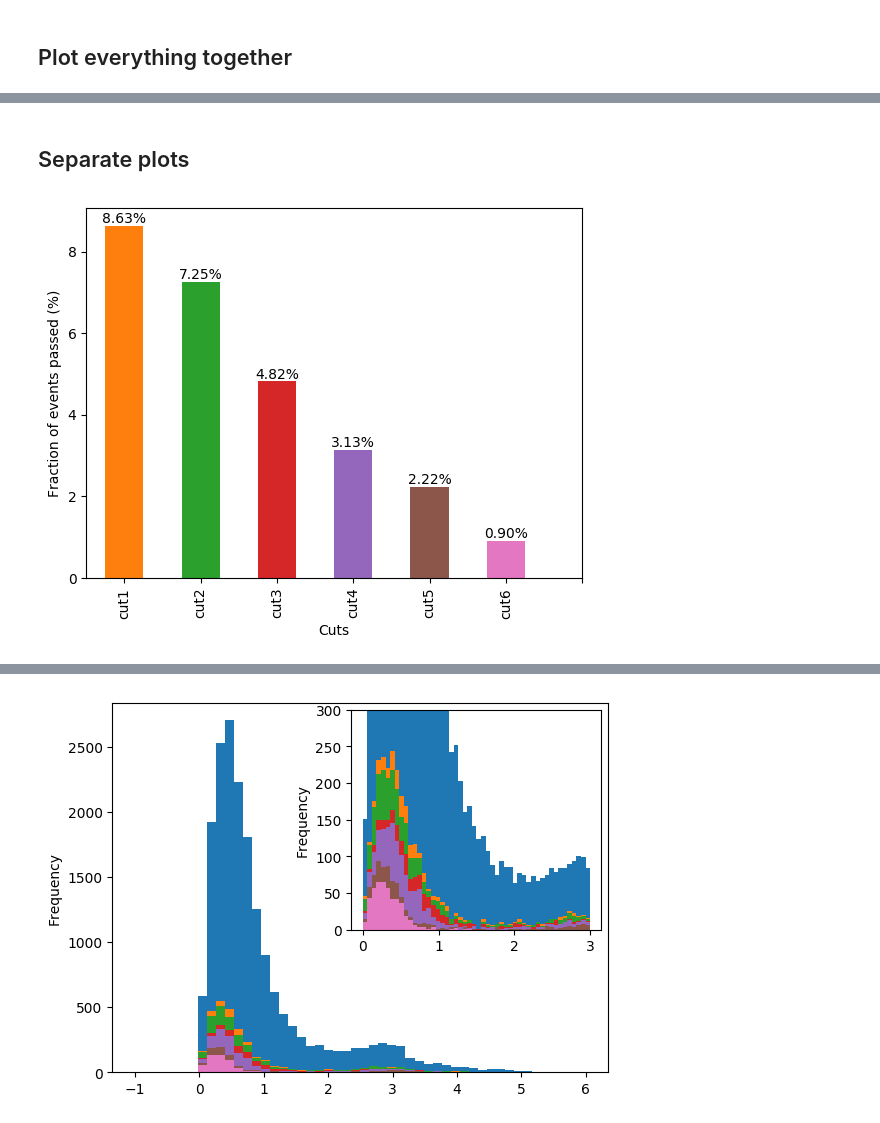
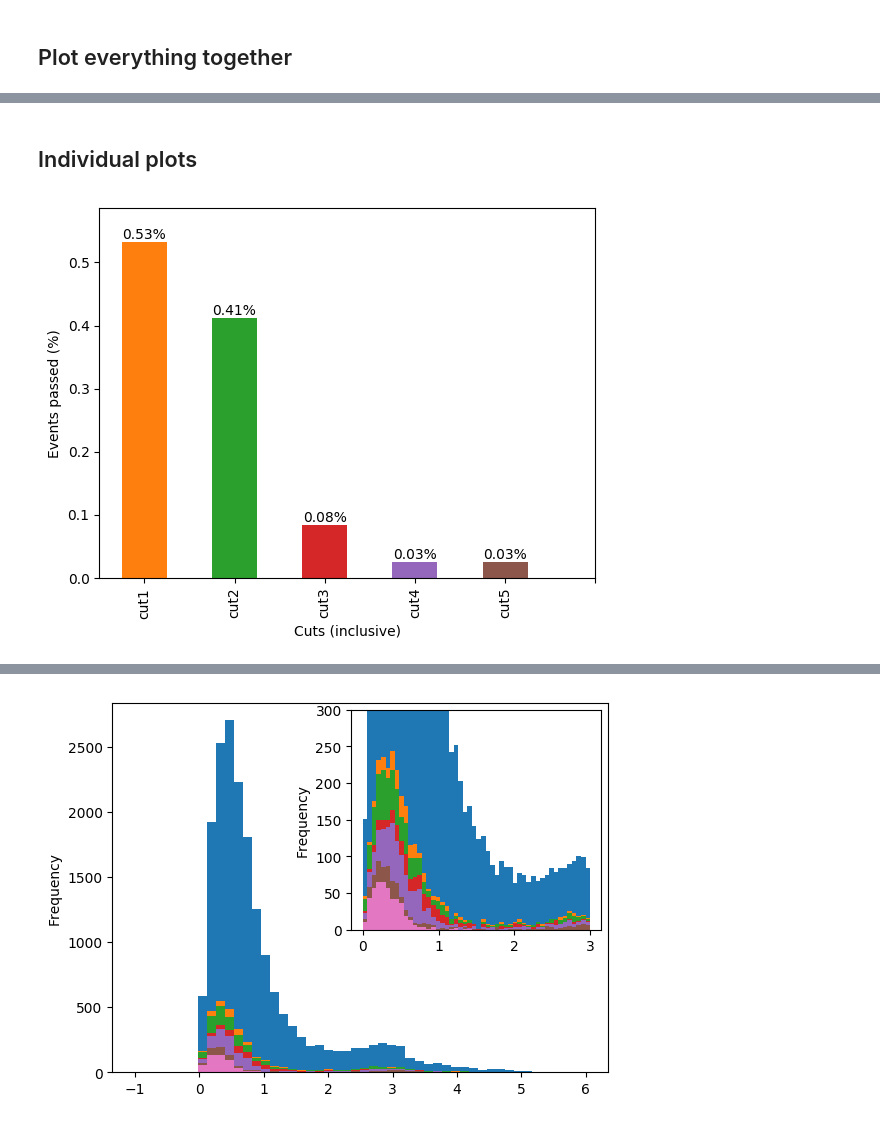
Before and after one commit to afrankenthal/iDM-analysis-plotting, a Jupyter notebook: SREffAnalysis.ipynb, the cells around one changed output, grey strips where cells are left out. Saved outputs shown, nothing was run; the diff lists cells and outputs as text; code cells hidden in the pictures.

```diff
--- a/SREffAnalysis.ipynb
+++ b/SREffAnalysis.ipynb
@@ -25,7 +23,7 @@ sys.version_info(major=3, minor=6, micro=3, releaselevel='final', serial=0)
 # %%
 masses = [('60','20'),('6p0','2p0'),('52p5','5p0'),('5p25','0p5')]
 ctaus = [10]#, 10, 100, 1000]
-cuts = np.arange(0,7)
+cuts = np.arange(0,6)
 # triggerPath = 'TRIG_dsa_HLT_DoubleMu3_DCA_PFMET50_PFMHT60'
 branchPath = 'SREffi_dsa'
 baseDir = '../Firefighter/washAOD/'
@@ -179,0 +218,13 @@ axes[0,1].legend(loc=(0.3,-1.5), title='Cuts')
+# %%
+cutflow = OrderedDict({})
+for m in ['5p25','6p0','52p5','60']:
+    counts = []
+    for cut in cuts:
+        count = len(dfs[m][10][cut]['recoPFMetPt'])
+        norm = len(dfs[m][10][0]['recoPFMetPt'])
+        counts.append(count)
+        countseries = pd.Series.from_array(counts[1:])
+        cutflow[m]=counts
+
+cutflowdf = pd.DataFrame.from_dict(cutflow)
+cutflowdf
@@ -180,29 +239,30 @@ axes[0,1].legend(loc=(0.3,-1.5), title='Cuts')
 # %% [markdown]
-## Separate plots
+## Individual plots
 # %%
+### Histogram cut-flow of passing events
+fig,ax = plt.subplots(1,1)
 counts = []
 for cut in cuts:
-    count = len(dfs['60'][10][cut]['recoPFMetPt'])
-    norm = len(dfs['60'][10][0]['recoPFMetPt'])
+    count = len(dfs[mchi][10][cut]['recoPFMetPt'])
+    norm = len(dfs[mchi][10][0]['recoPFMetPt'])
     counts.append(100*count/norm)
-
 axlabels = [f'cut{cut}' for cut in cuts[1:]]
-
 countseries = pd.Series.from_array(counts[1:])
 
-ax = countseries.plot(kind='bar',color=['C1','C2','C3','C4','C5','C6'])
-ax.set_xlabel('Cuts')
-ax.set_ylabel('Fraction of events passed (%)')
+countseries.plot(ax=ax,kind='bar',color=['C1','C2','C3','C4','C5'])
+ax.set_xlabel('Cuts (inclusive)')
+ax.set_ylabel('Events passed (%)')
 ax.set_xticklabels(axlabels)
-ax.set_xticks(np.arange(0,7))
+ax.set_xticks(np.arange(0,len(cuts)))
+ax.set_ylim(0, 1.1*max(counts[1:]))
 
 rects = ax.patches
 
 labels = ["%.2f%%" % counts[i] for i in np.arange(1,len(rects)+1)]
 
 for rect, label in zip(rects, labels):
     height = rect.get_height()
     ax.text(rect.get_x() + rect.get_width() / 2, height, label,
             ha='center', va='bottom')
 # %% [output]
-[figure, old version]
+[figure, new version]
```
Also changed, not shown: parts of 19 cells of this notebook.
